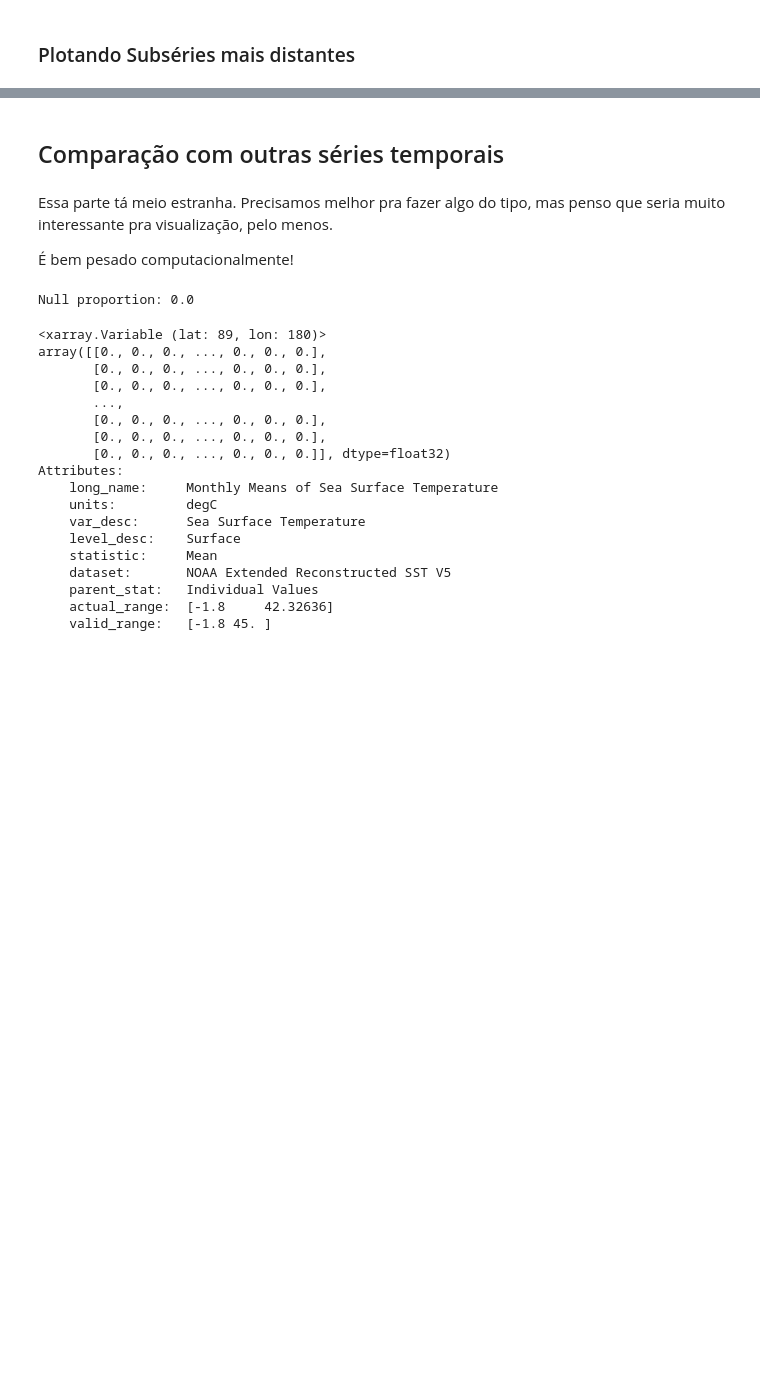
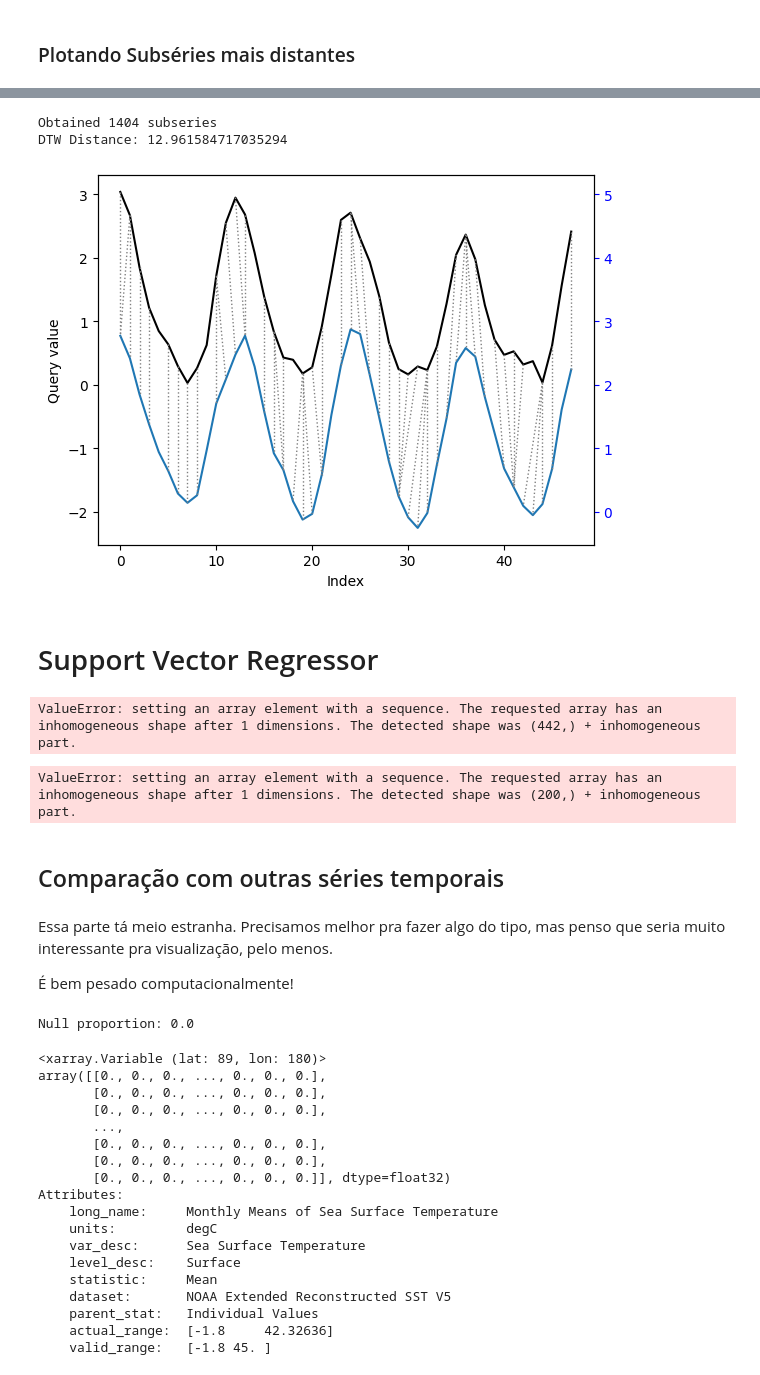
Before and after one commit to matheusvictal/sst-time-series-ml, a Jupyter notebook: sst_data.ipynb, the cells around one changed output, grey strips where cells are left out. Drawn from its saved outputs; the diff is of its cells as text; code cells hidden in the pictures; blank space fills up the shorter version.

```diff
--- a/sst_data.ipynb
+++ b/sst_data.ipynb
@@ -167,5 +164,8 @@ array([  0.,   2.,   4.,   6.,   8.,  10.,  12.,  14.,  16.,  18.,  20.,
 # %% [markdown]
 Portanto, os valores de latitude variam $\in [-88, 88]$ e longitude $\in [0, 360]$
+# %%
+f_inv = lambda x: x + 180
+f = lambda x: ((x+180) % 360) - 180
 # %% [markdown]
 # Visualização de SST
 # %%
@@ -419,0 +460,6 @@ nearest[-1]['alignment'].plot(type="twoway",offset=-2)
+# %%
+enso = SubserieDTW(df, 20, f_inv(-132), 1500, 48)
+chil = SubserieDTW(df, -22, f_inv(-72), 1500, 48)
+medi = SubserieDTW(df, 36, f_inv(18), 1500, 48)
+atla = SubserieDTW(df, 0, f_inv(-2), 1500, 48)
+indi = SubserieDTW(df, -56, f_inv(-80), 1500, 48)
@@ -419,0 +487,9 @@ nearest[-1]['alignment'].plot(type="twoway",offset=-2)
+# %%
+indi.get_nearest_subseries()
+indi.print_nearest_subserie()
+# %% [output]
+Obtained 1404 subseries
+DTW Distance: 12.961584717035294
+[figure, added]
+# %% [markdown]
+# Support Vector Regressor
@@ -419,0 +498,9 @@ nearest[-1]['alignment'].plot(type="twoway",offset=-2)
+# %%
+x_train, y_train = indi.get_train()
+x_test, y_test = indi.get_test()
+# x_train = scaler.fit_transform(x_train)
+# y_train = scaler.transform(y_train)
+# x_test = scaler.transform(x_test)
+# y_test = scaler.transform(y_test)
+# %% [output]
+ValueError: setting an array element with a sequence. The requested array has an inhomogeneous shape after 1 dimensions. The detected shape was (442,) + inhomogeneous part.
@@ -420,3 +510,7 @@ nearest[-1]['alignment'].plot(type="twoway",offset=-2)
+# %%
+model.fit(x_train, y_train)
+# %% [output]
+ValueError: setting an array element with a sequence. The requested array has an inhomogeneous shape after 1 dimensions. The detected shape was (200,) + inhomogeneous part.
 # %% [markdown]
 ## Comparação com outras séries temporais
 # %% [markdown]
```
Also changed, not shown: parts of 16 cells of this notebook.
